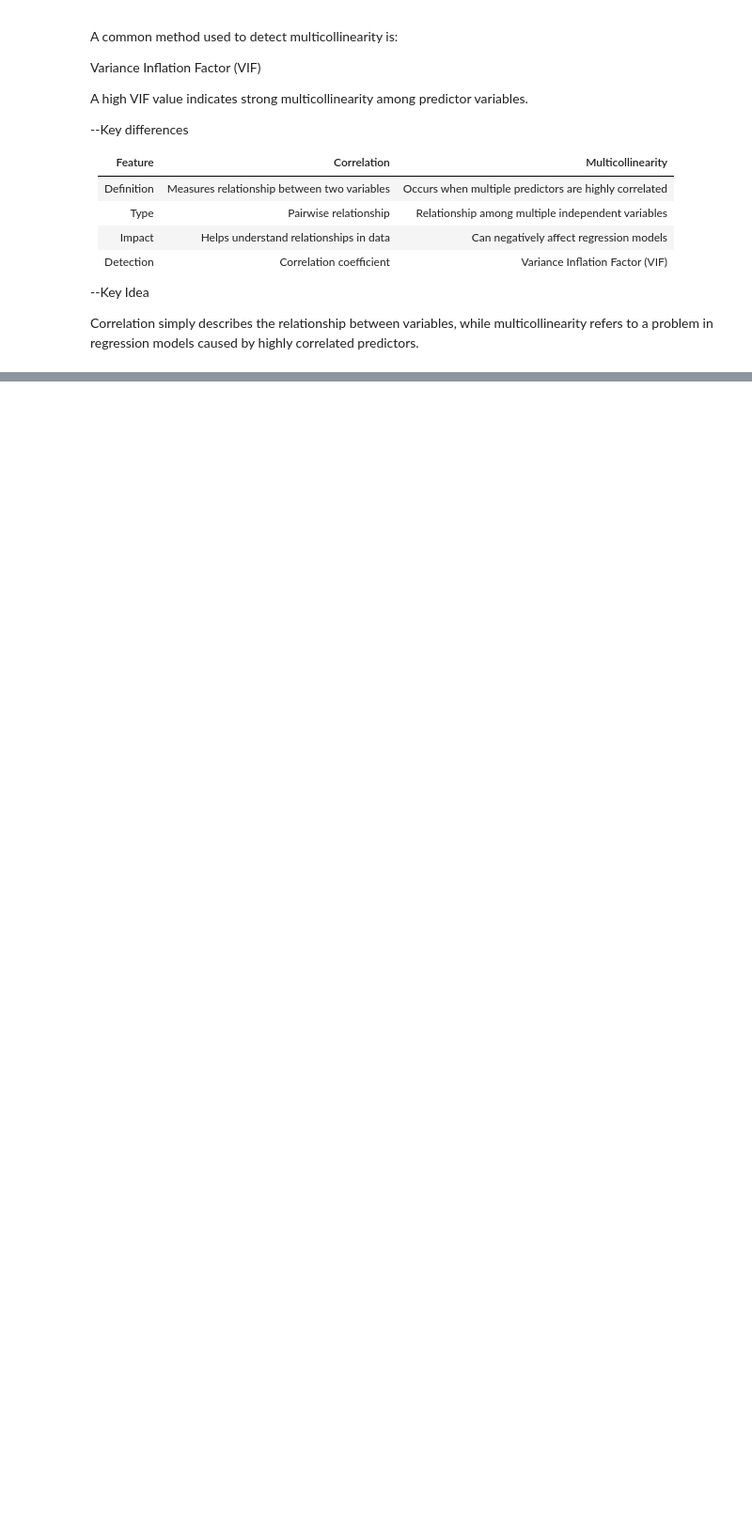
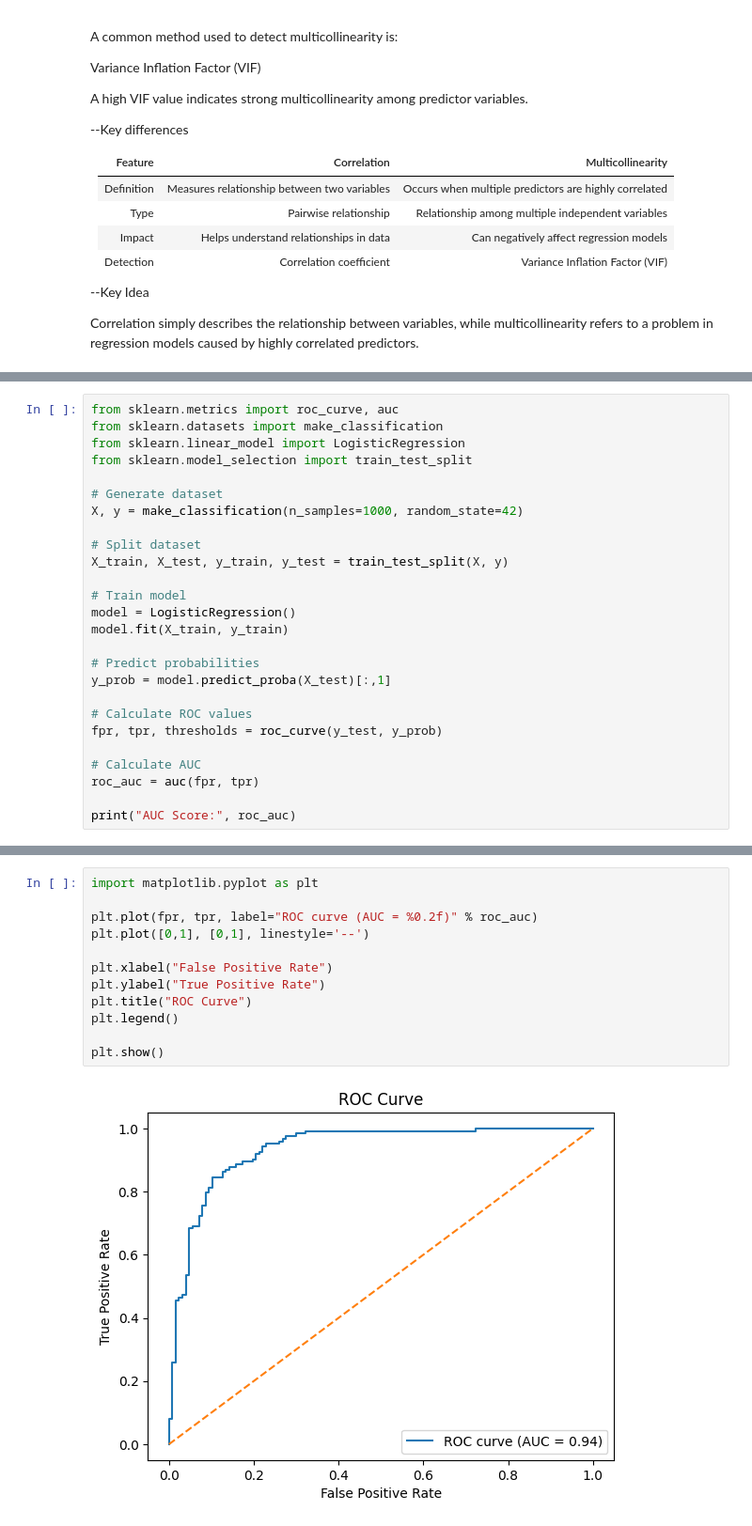
Before and after one commit to Gitstrong3333/Data-Science-Interview, a Jupyter notebook: MachineLearning_Interview_Questions.ipynb, the cells around one changed output, grey strips where cells are left out. Shown at 94% size. Drawn from its saved outputs; the diff is of its cells as text; blank space fills up the shorter version.

```diff
--- a/MachineLearning_Interview_Questions.ipynb
+++ b/MachineLearning_Interview_Questions.ipynb
@@ -2973,0 +3656,26 @@ Correlation simply describes the relationship between variables, while multicoll
+# %%
+from sklearn.metrics import roc_curve, auc
+from sklearn.datasets import make_classification
+from sklearn.linear_model import LogisticRegression
+from sklearn.model_selection import train_test_split
+
+# Generate dataset
+X, y = make_classification(n_samples=1000, random_state=42)
+
+# Split dataset
+X_train, X_test, y_train, y_test = train_test_split(X, y)
+
+# Train model
+model = LogisticRegression()
+model.fit(X_train, y_train)
+
+# Predict probabilities
+y_prob = model.predict_proba(X_test)[:,1]
+
+# Calculate ROC values
+fpr, tpr, thresholds = roc_curve(y_test, y_prob)
+
+# Calculate AUC
+roc_auc = auc(fpr, tpr)
+
+print("AUC Score:", roc_auc)
@@ -2973,0 +3686,14 @@ Correlation simply describes the relationship between variables, while multicoll
+# %%
+import matplotlib.pyplot as plt
+
+plt.plot(fpr, tpr, label="ROC curve (AUC = %0.2f)" % roc_auc)
+plt.plot([0,1], [0,1], linestyle='--')
+
+plt.xlabel("False Positive Rate")
+plt.ylabel("True Positive Rate")
+plt.title("ROC Curve")
+plt.legend()
+
+plt.show()
+# %% [output]
+[figure, added]
```
Also changed, not shown: parts of 26 cells of this notebook.
